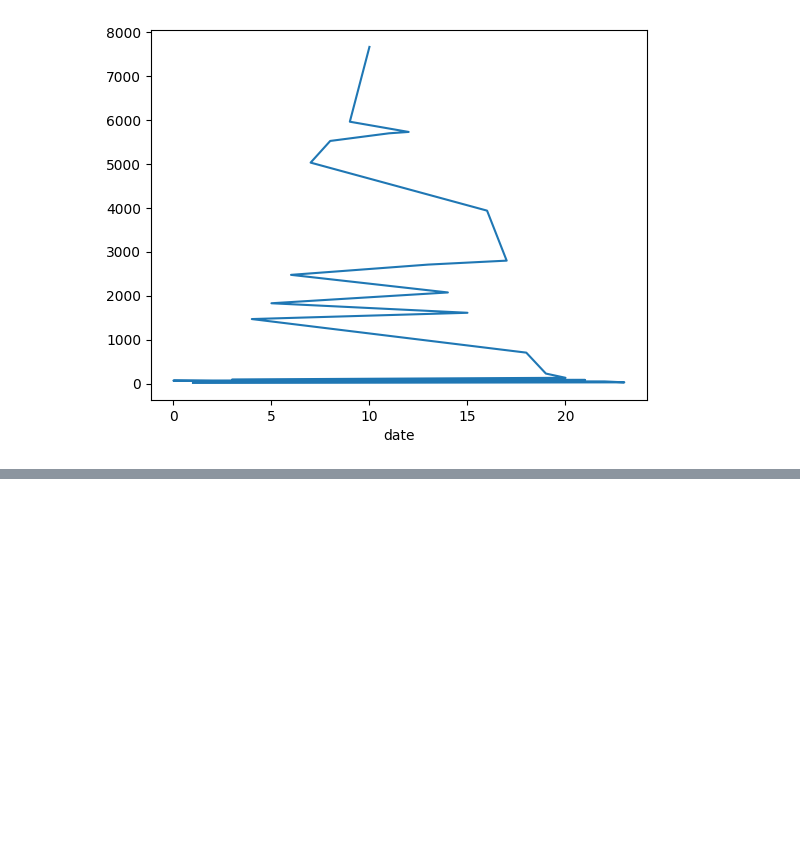
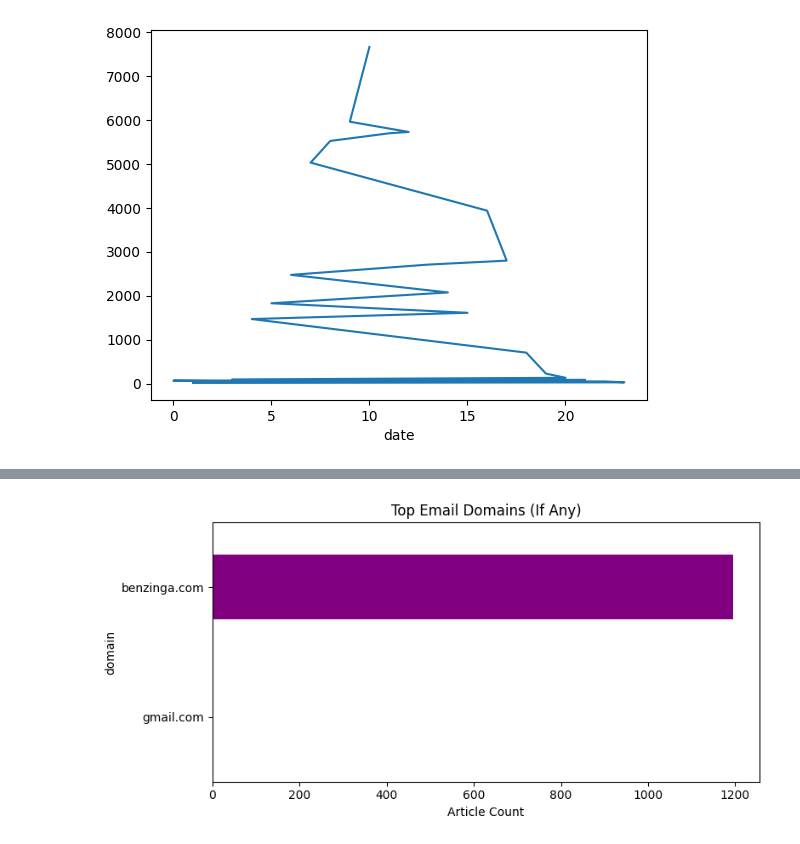
Before and after one commit to anteneh24/nova-financial-analysis, a Jupyter notebook: notebooks/first.ipynb, the cells around one changed output, grey strips where cells are left out. Cells and saved outputs as stored; diff of their text form; code cells hidden in the pictures; blank space fills up the shorter version.

```diff
--- a/notebooks/first.ipynb
+++ b/notebooks/first.ipynb
@@ -102,0 +185,13 @@ df['date'].dt.hour.value_counts().plot()
+# %%
+df['domain'] = df['publisher'].str.extract(r'@(.+)$')
+domain_counts = df['domain'].value_counts().dropna()
+
+plt.figure(figsize=(8, 4))
+domain_counts.head(10).plot(kind='barh', color='purple')
+plt.title("Top Email Domains (If Any)")
+plt.xlabel("Article Count")
+plt.tight_layout()
+plt.gca().invert_yaxis()
+plt.show()
+# %% [output]
+[figure, added]
```
Also changed, not shown: parts of 4 cells of this notebook.
